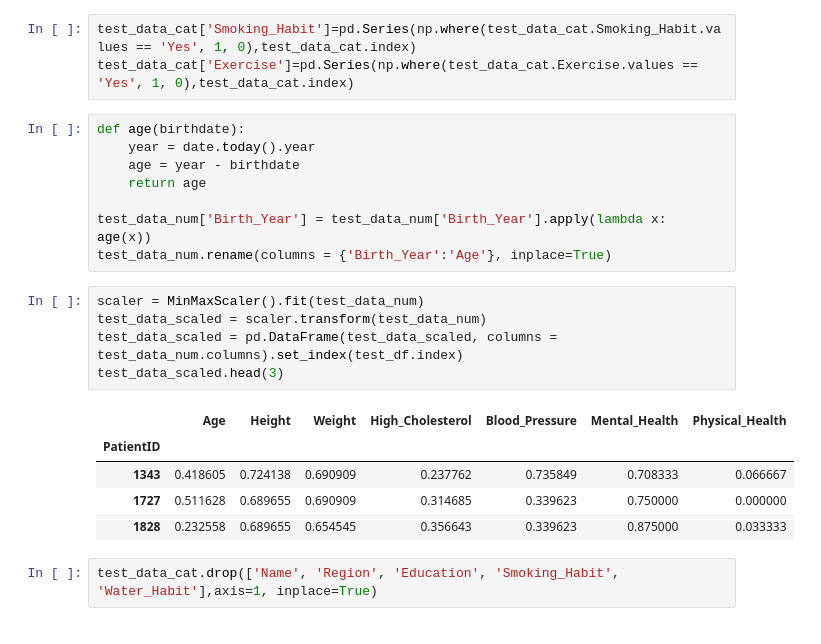
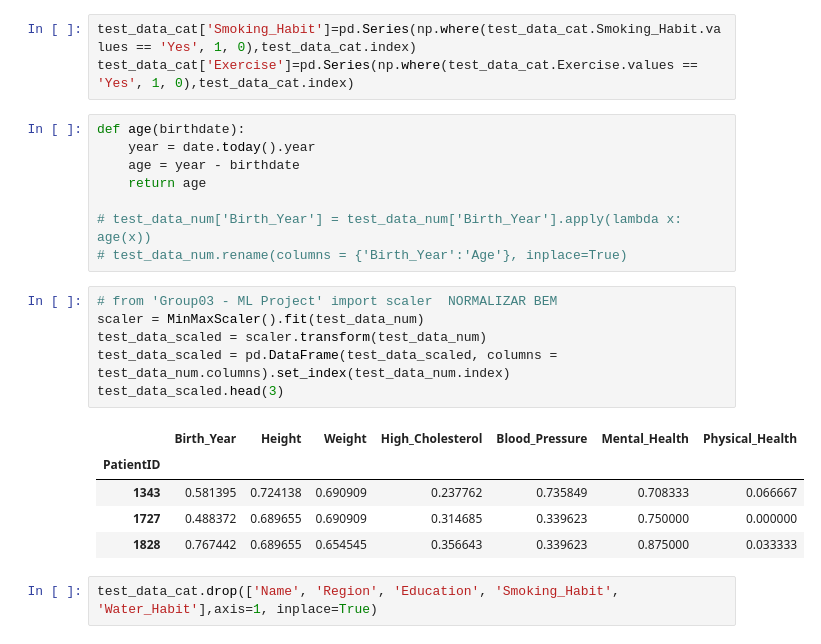
Before and after one commit to henrymmarques/MLProject, a Jupyter notebook: tests.ipynb, the cells around one changed output. Saved outputs shown, nothing was run; the diff lists cells and outputs as text.

```diff
--- a/tests.ipynb
+++ b/tests.ipynb
@@ -67,19 +67,20 @@ def age(birthdate):
     age = year - birthdate
     return age
 
-test_data_num['Birth_Year'] = test_data_num['Birth_Year'].apply(lambda x: age(x))
-test_data_num.rename(columns = {'Birth_Year':'Age'}, inplace=True)
+# test_data_num['Birth_Year'] = test_data_num['Birth_Year'].apply(lambda x: age(x))
+# test_data_num.rename(columns = {'Birth_Year':'Age'}, inplace=True)
 # %%
+# from 'Group03 - ML Project' import scaler  NORMALIZAR BEM
 scaler = MinMaxScaler().fit(test_data_num)
 test_data_scaled = scaler.transform(test_data_num)
-test_data_scaled = pd.DataFrame(test_data_scaled, columns = test_data_num.columns).set_index(test_df.index)
+test_data_scaled = pd.DataFrame(test_data_scaled, columns = test_data_num.columns).set_index(test_data_num.index)
 test_data_scaled.head(3)
 # %% [output]
-|  | Age | Height | Weight | High_Cholesterol | Blood_Pressure | Mental_Health | Physical_Health |
+|  | Birth_Year | Height | Weight | High_Cholesterol | Blood_Pressure | Mental_Health | Physical_Health |
 | PatientID |  |  |  |  |  |  |  |
-| 1343 | 0.418605 | 0.724138 | 0.690909 | 0.237762 | 0.735849 | 0.708333 | 0.066667 |
-| 1727 | 0.511628 | 0.689655 | 0.690909 | 0.314685 | 0.339623 | 0.750000 | 0.000000 |
-| 1828 | 0.232558 | 0.689655 | 0.654545 | 0.356643 | 0.339623 | 0.875000 | 0.033333 |
+| 1343 | 0.581395 | 0.724138 | 0.690909 | 0.237762 | 0.735849 | 0.708333 | 0.066667 |
+| 1727 | 0.488372 | 0.689655 | 0.690909 | 0.314685 | 0.339623 | 0.750000 | 0.000000 |
+| 1828 | 0.767442 | 0.689655 | 0.654545 | 0.356643 | 0.339623 | 0.875000 | 0.033333 |
 # %%
 test_data_cat.drop(['Name', 'Region', 'Education', 'Smoking_Habit', 'Water_Habit'],axis=1, inplace=True)
 # %%
```
Also changed, not shown: parts of 3 cells of this notebook, 20 other files.
